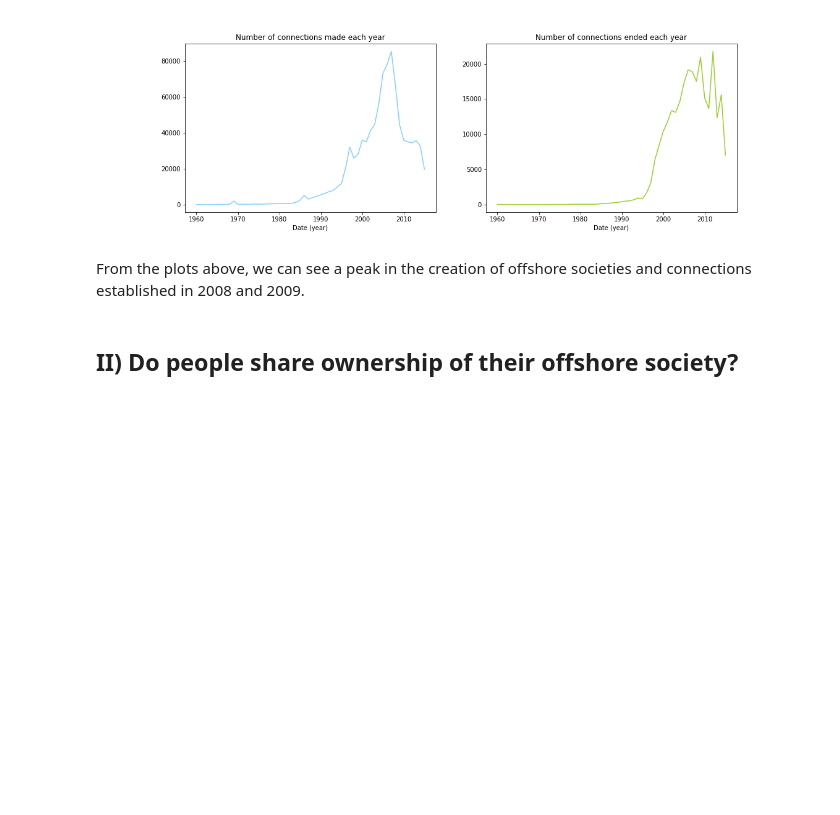
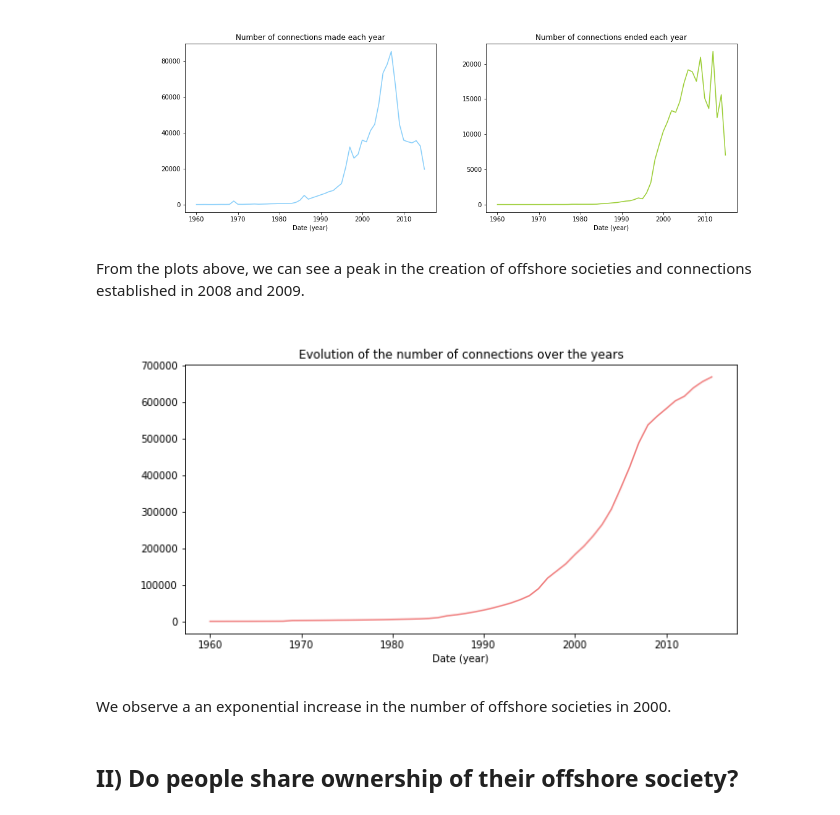
Before and after one commit to yymartin/ADA_Project_Cobra, a Jupyter notebook: index.ipynb, the cells around one changed output. Saved outputs shown, nothing was run; the diff lists cells and outputs as text; code cells hidden in the pictures; blank space fills up the shorter version.

```diff
--- a/index.ipynb
+++ b/index.ipynb
@@ -64,7 +95,11 @@ Image(filename='Plots/1-2.png')
 # %% [markdown]
 From the plots above, we can see a peak in the creation of offshore societies and connections established in 2008 and 2009.
 # %%
-Image(filename='Plots/1-2.png')
+Image(filename='Plots/1-3.png')
+# %% [output]
+[figure, added]
+# %% [markdown]
+We observe a an exponential increase in the number of offshore societies in 2000.
 # %% [markdown]
 ## II) Do people share ownership of their offshore society?
 # %% [markdown]
```
Also changed, not shown: parts of 26 cells of this notebook, 1 other file.
